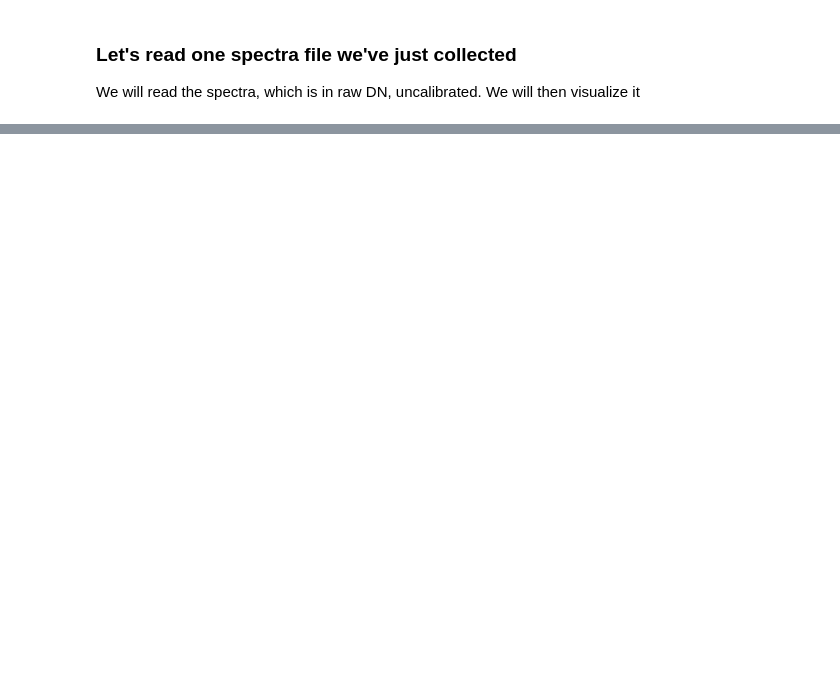
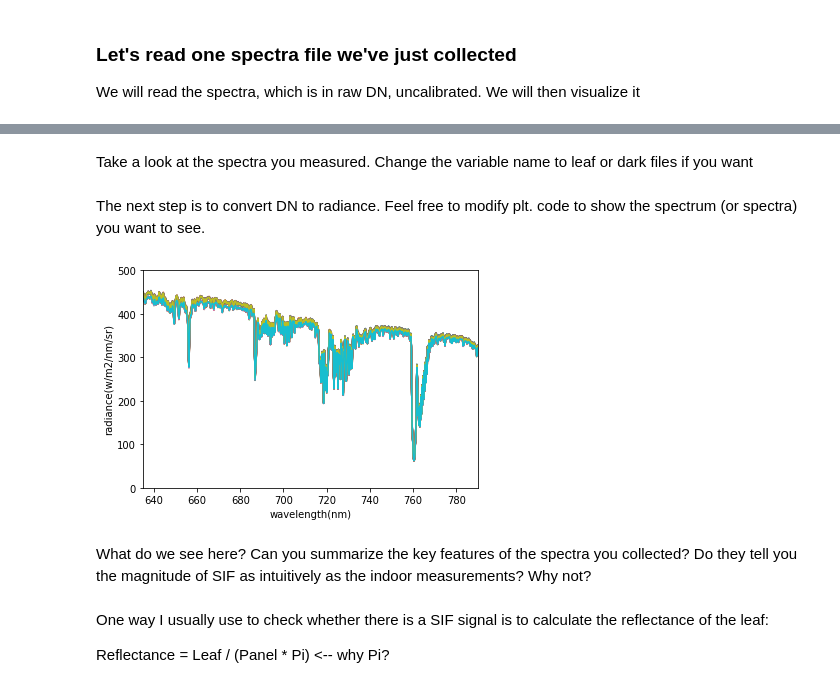
Before and after one commit to geoxiyang/FluxCourse, a Jupyter notebook: LeafSIF.ipynb, the cells around one changed output, grey strips where cells are left out. Saved outputs shown, nothing was run; the diff lists cells and outputs as text; code cells hidden in the pictures; blank space fills up the shorter version.

```diff
--- a/LeafSIF.ipynb
+++ b/LeafSIF.ipynb
@@ -253,0 +185,11 @@ PDF1.close()
+# %%
+# put the folder names of your measurements
+
+referencefiles  = '/Users/xiyang/Documents/GitHub/FluxCourse/Data/outdoor/light/reference/*.txt'
+df_od1,IT_od1   = read_rawspec(referencefiles)
+leaffiles       = '/Users/xiyang/Documents/GitHub/FluxCourse/Data/outdoor/light/leaves/*.txt'
+df_od2,IT_od2   = read_rawspec(leaffiles)
+darkfiles       = '/Users/xiyang/Documents/GitHub/FluxCourse/Data/outdoor/dark/*.txt'
+df_od3,IT_od3   = read_rawspec(darkfiles)
+# %% [markdown]
+Take a look at the spectra you measured. Change the variable name to leaf or dark files if you want
@@ -253,0 +198,36 @@ PDF1.close()
+# %% [markdown]
+The next step is to convert DN to radiance. Feel free to modify plt. code to show the spectrum  (or spectra) you want to see.
+# %%
+panel_radiance           = np.ndarray(shape=(len(df_od1),len(df_od1.columns)-1))
+for jj in range(len(df_od1.columns)-1):
+    light                = df_od1.iloc[:,jj+1]
+    dark                 = df_od3.iloc[:,1:].mean(axis=1)
+    intTime              = IT_od1.iloc[:,1]
+    cal_factor           = calib_factor.iloc[:,2]
+    cal_intTime          = calib_int.iloc[:,2]
+    panel_radiance[:,jj] = DNtoRad(light,dark,intTime,cal_factor,cal_intTime)
+
+leaf_radiance            = np.ndarray(shape=(len(df_od2),len(df_od2.columns)-1))
+for kk in range(len(df_od2.columns)-1):
+    light                = df_od2.iloc[:,kk+1]
+    dark                 = df_od3.iloc[:,1:].mean(axis=1)
+    intTime              = IT_od2.iloc[:,1]
+    cal_factor           = calib_factor.iloc[:,2]
+    cal_intTime          = calib_int.iloc[:,2]
+    leaf_radiance[:,kk]  = DNtoRad(light,dark,intTime,cal_factor,cal_intTime)
+
+plt.plot(df3['wavelength'],panel_radiance)
+#plt.plot(df3['wavelength'],leaf_radiance)
+plt.xlim([635,790])
+plt.ylim([0,500])
+plt.xlabel('wavelength(nm)')
+plt.ylabel('radiance(w/m2/nm/sr)')
+plt.show()
+# %% [output]
+[figure, added]
+# %% [markdown]
+What do we see here? Can you summarize the key features of the spectra you collected? Do they tell you the magnitude of SIF as intuitively as the indoor measurements? Why not?
+# %% [markdown]
+One way I usually use to check whether there is a SIF signal is to calculate the reflectance of the leaf:
+
+Reflectance = Leaf / (Panel * Pi)  <-- why Pi?
```
Also changed, not shown: parts of 44 cells of this notebook, 2 other files.
